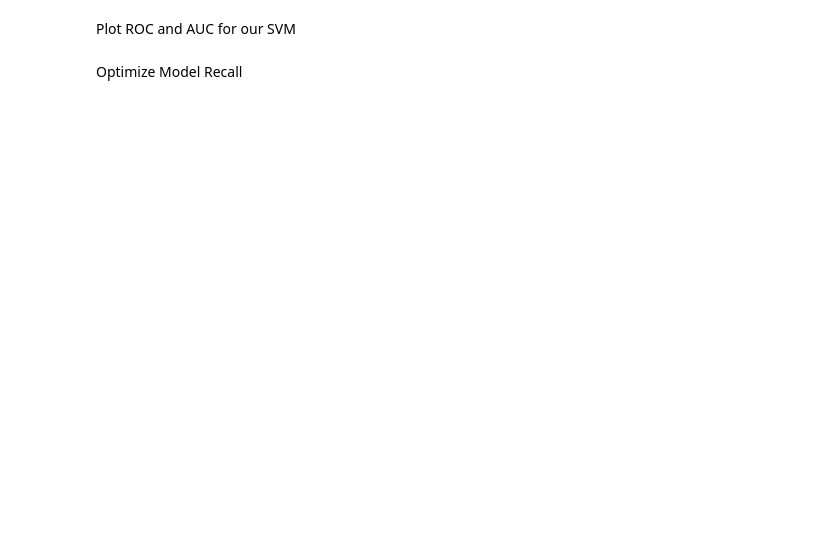
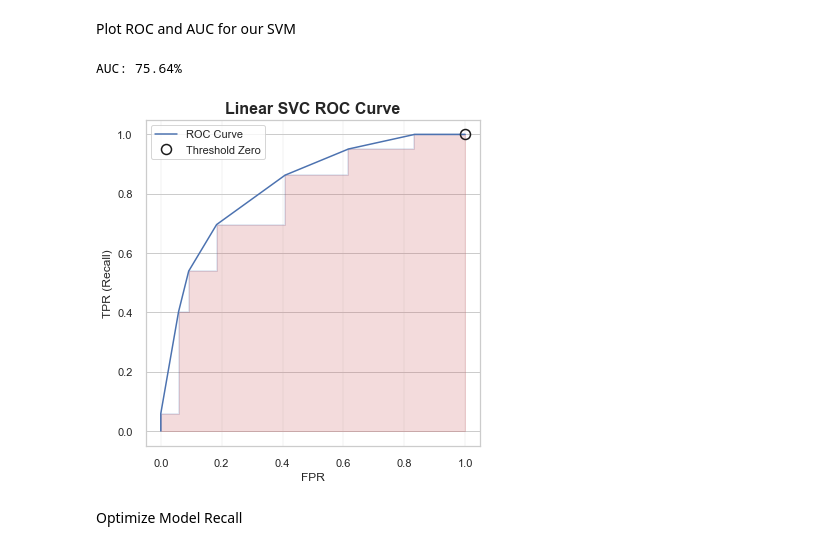
Before and after one commit to KishenSharma6/HeartDisease-Classification, a Jupyter notebook: Heart Disease - Classification.ipynb, the cells around one changed output. Drawn from its saved outputs; the diff is of its cells as text; code cells hidden in the pictures; blank space fills up the shorter version.

Commit message:
Updated ROC curve with KNN

```diff
--- a/Heart Disease - Classification.ipynb
+++ b/Heart Disease - Classification.ipynb
@@ -776,15 +773,15 @@ best_model.best_params_
 # #print("CV Scores: {:.2f}".format(grid_search.cv_results_))
 # print("Top CV Score: {:.3f}".format(grid_search.best_score_))
 # %%
-# #Import confusion matrix and classification report
-# from sklearn.metrics import confusion_matrix, classification_report
+#Import confusion matrix and classification report
+from sklearn.metrics import confusion_matrix, classification_report
 
 
-# #Store Predictions of GridSearchCV
-# preds =grid_search.predict(X_train)
+#Store Predictions of GridSearchCV
+preds =best_model.predict(X_train)
 
-# #Instantiate Confusion Matrix and print matrix
-# confusion = confusion_matrix(y_train, preds)
-# print("Confusion Matrix: \n", confusion)
-# print('\nClassification Report:\n', classification_report(y_train, preds,
-#                                                           target_names= ['Healthy', 'Sick']))
+#Instantiate Confusion Matrix and print matrix
+confusion = confusion_matrix(y_train, preds)
+print("Confusion Matrix: \n", confusion)
+print('\nClassification Report:\n', classification_report(y_train, preds,
+                                                          target_names= ['Healthy', 'Sick']))
@@ -791,40 +802,43 @@ best_model.best_params_
 # %% [markdown]
 Plot ROC and AUC for our SVM
 # %%
-# #Import ROC Curve and roc_auc_score
-# from sklearn.metrics import roc_curve
-# from sklearn.metrics import roc_auc_score
+#Import ROC Curve and roc_auc_score
+from sklearn.metrics import roc_curve
+from sklearn.metrics import roc_auc_score
 
-# #Calculate AUC
-# auc = roc_auc_score(y_train, preds)
-# print('AUC: {:.2%}'.format(auc))
+#Calculate AUC
+auc = roc_auc_score(y_train, preds)
+print('AUC: {:.2%}'.format(auc))
 
-# #Calculate ROC Curve
-# fpr, tpr, thresholds = roc_curve(y_train, grid_search.decision_function(X_train))
+#Calculate ROC Curve
+fpr, tpr, thresholds = roc_curve(y_train, best_model.predict_proba(X_train)[:,1])
 
-# #Set Fig Size
-# fig, ax = plt.subplots(figsize=(6,6))
+#Set Fig Size
+fig, ax = plt.subplots(figsize=(6,6))
 
-# #Plot ROC Curve
-# plt.plot(fpr, tpr, label = 'ROC Curve')
+#Plot ROC Curve
+plt.plot(fpr, tpr, label = 'ROC Curve')
 
-# #Set plot labels
-# plt.title('Linear SVC ROC Curve', fontweight='bold', fontsize=16)
-# plt.xlabel('FPR')
-# plt.ylabel('TPR (Recall)')
+#Set plot labels
+plt.title('Linear SVC ROC Curve', fontweight='bold', fontsize=16)
+plt.xlabel('FPR')
+plt.ylabel('TPR (Recall)')
 
-# #Plot threshold closest to 0
-# close_zero = np.argmin(np.abs(thresholds))
-# plt.plot(fpr[close_zero], tpr[close_zero], 'o',
-#         label= 'Threshold Zero', markersize=10, fillstyle= 'none', c = 'k', mew=1.5)
-# plt.legend(loc = 'best', frameon=True)
+#Plot threshold closest to 0
+close_zero = np.argmin(np.abs(thresholds))
+plt.plot(fpr[close_zero], tpr[close_zero], 'o',
+        label= 'Threshold Zero', markersize=10, fillstyle= 'none', c = 'k', mew=1.5)
+plt.legend(loc = 'best', frameon=True)
 
-# plt.grid(False,lw = .25, axis = 'x')
+plt.grid(False,lw = .25, axis = 'x')
 
-# plt.step(fpr, tpr, color='b', alpha=0.2,
-#              where='post')
-# plt.fill_between(fpr, tpr, step='post', alpha=0.2,
-#                      color='b')
+plt.step(fpr, tpr, color='b', alpha=0.2,
+             where='post')
+plt.fill_between(fpr, tpr, step='post', alpha=0.2,
+                     color='r');
+# %% [output]
+AUC: 75.64%
+[figure, added]
 # %% [markdown]
 Optimize Model Recall
 # %%
```
Also changed, not shown: parts of 14 cells of this notebook.
